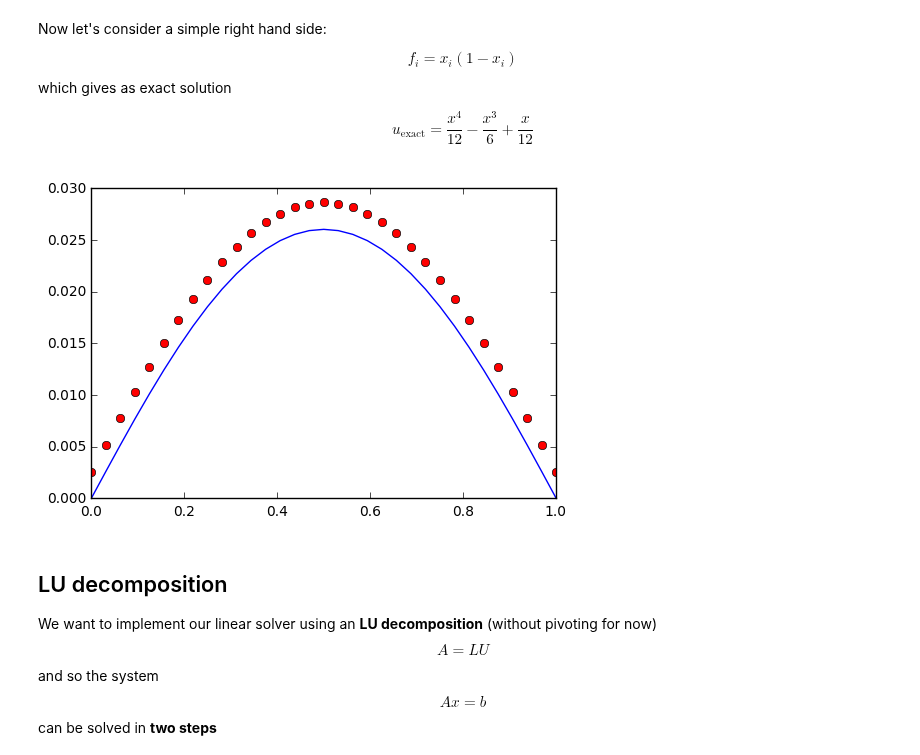
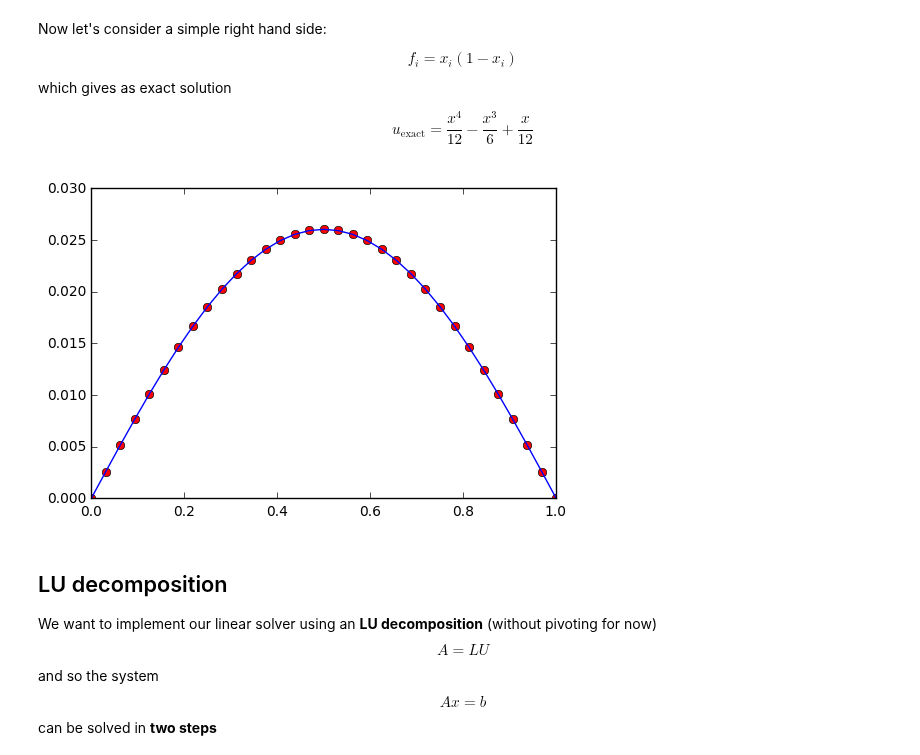
Before and after one commit to sissa/P1.4_seed, a Jupyter notebook: python-lectures/08_linear_systems_direct.ipynb, the cells around one changed output. Drawn from its saved outputs; the diff is of its cells as text; code cells hidden in the pictures.

```diff
--- a/python-lectures/08_linear_systems_direct.ipynb
+++ b/python-lectures/08_linear_systems_direct.ipynb
@@ -71,26 +71,30 @@ $$
 # %%
 f =x*(1.-x)
 
 # Put a one on the diagonal in the first and last lines
-#A[0,:] = 0
-#A[0,0] = 1
+A[0,:] = 0
+A[:,0] = 0
+A[0,0] = 1./h**2
 
-#A[-1,:] = 0
-#A[-1,-1] = 1
+A[:,-1] = 0
+A[-1,:] = 0
+A[-1,-1] = 1./h**2
 
 f[0] = 0
 f[-1] = 0
 
 A1 = A.copy()
+
+
 
 u = linalg.solve(A1, f)
 
 u_ex = (x**4)/12. - (x**3)/6. + x/12.
 
 _ = plot(x,u,'ro')
 _ = plot(x,u_ex)
 # %% [output]
-[figure, old version]
+[figure, new version]
 # %% [markdown]
 ## LU decomposition
 
```
Also changed, not shown: parts of 3 cells of this notebook.
